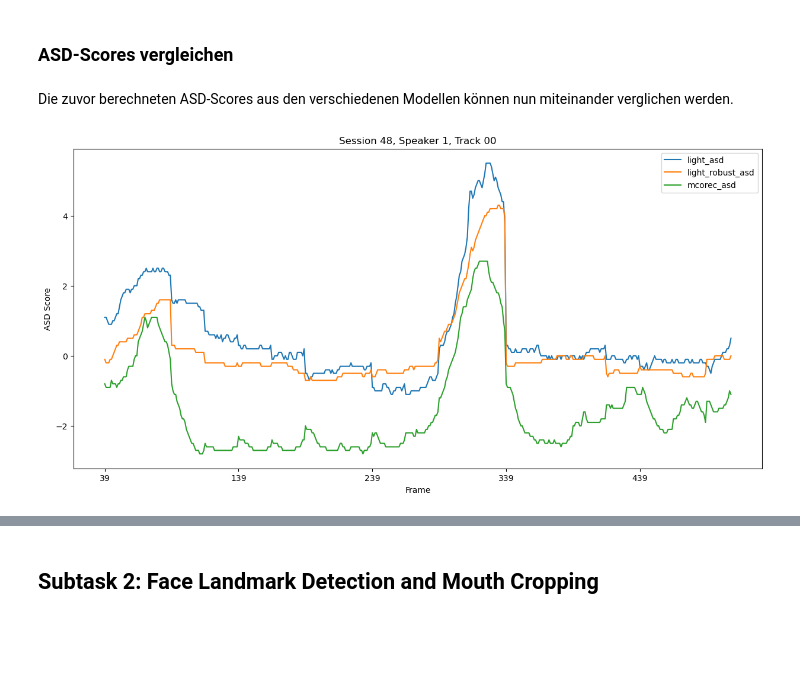
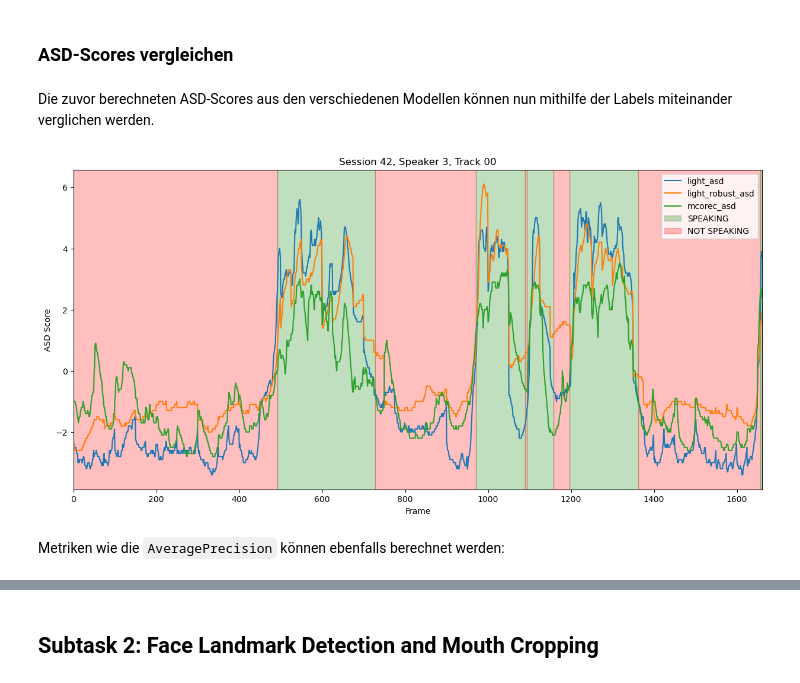
Before and after one commit to AudioVisual-Projekt/auvis, a Jupyter notebook: auvis_system/auvis_system.ipynb, the cells around one changed output, grey strips where cells are left out. Drawn from its saved outputs; the diff is of its cells as text; code cells hidden in the pictures; blank space fills up the shorter version.

```diff
--- a/auvis_system/auvis_system.ipynb
+++ b/auvis_system/auvis_system.ipynb
@@ -71,32 +132,78 @@ ASD results saved to: data-bin/output/mcorec_asd_scores/dev/session_48/speakers/
 # %% [markdown]
 ### ASD-Scores vergleichen
 # %% [markdown]
-Die zuvor berechneten ASD-Scores aus den verschiedenen Modellen können nun miteinander verglichen werden.
+Die zuvor berechneten ASD-Scores aus den verschiedenen Modellen können nun mithilfe der Labels miteinander verglichen werden.
 # %%
-asd_models =  ["light_asd", "light_robust_asd", "mcorec_asd"]
+df = None
 
-df = None
-dataset = "dev"
-session = "session_48"
-speaker = "spk_1"
-track = "track_00"
-
+# ASD-Scores für alle Modelle laden und zusammenfügen
 for i, model in enumerate(asd_models):
     asd_path = f"data-bin/output/{model}_scores/dev/{session}/speakers/{speaker}/{track}_asd.json"
 
     with open(asd_path, "r") as f:
         asd_scores = json.load(f)
 
     new_df = pd.DataFrame.from_dict(asd_scores, orient="index", columns=[model])
 
     if df is None:
         df = new_df
     else:
         df = df.join(new_df)
 
-ax = df.plot(figsize=(15,7), xlabel="Frame", ylabel="ASD Score", title=f"Session {session.split('_')[1]}, Speaker {speaker.split('_')[1]}, Track {track.split('_')[1]}")
-# ax.axhline(y=1.0, color="red", linestyle="--", linewidth=1)
+# Ground Truth hinzufügen
+truth = pd.read_csv(f"data-bin/dev/{session}/labels/{speaker}_{track}.csv", index_col="frame")
+truth.index = truth.index.astype(int)
+df.index = df.index.astype(int)
+df_merged = df.merge(truth, left_index=True, right_index=True, how="inner")
+
+
+# Plot erstellen
+fig, ax = plt.subplots(figsize=(15, 7))
+
+labels = df_merged["label"].values
+x = df_merged.index.values  # frame
+
+start = x[0]
+
+for i in range(1, len(labels)):
+    if labels[i] != labels[i - 1]:
+        color = "green" if labels[i - 1] == 1 else "red"
+        ax.axvspan(start, x[i], color=color, alpha=0.25, zorder=0)
+        start = x[i]
+
+color = "green" if labels[-1] == 1 else "red"
+ax.axvspan(start, x[-1] + 1, color=color, alpha=0.25, zorder=0)
+
+df_merged[
+    ["light_asd", "light_robust_asd", "mcorec_asd"]
+].plot(ax=ax, zorder=2)
+
+ax.set_xlabel("Frame")
+ax.set_ylabel("ASD Score")
+ax.set_title(
+    f"Session {session.split('_')[1]}, "
+    f"Speaker {speaker.split('_')[1]}, "
+    f"Track {track.split('_')[1]}"
+)
+ax.set_xlim(df_merged.index.min(), df_merged.index.max() + 1)
+
+handles, labels = ax.get_legend_handles_labels()
+
+speaking_patch = mpatches.Patch(
+    color="green", alpha=0.25, label="SPEAKING"
+)
+not_speaking_patch = mpatches.Patch(
+    color="red", alpha=0.25, label="NOT SPEAKING"
+)
+
+ax.legend(
+    handles + [speaking_patch, not_speaking_patch],
+    labels + ["SPEAKING", "NOT SPEAKING"],
+    loc="best"
+)
 
 plt.show()
 # %% [output]
-[figure, old version]
+[figure, new version]
+# %% [markdown]
+Metriken wie die `AveragePrecision` können ebenfalls berechnet werden:
```
Also changed, not shown: parts of 9 cells of this notebook, 2 other files.
